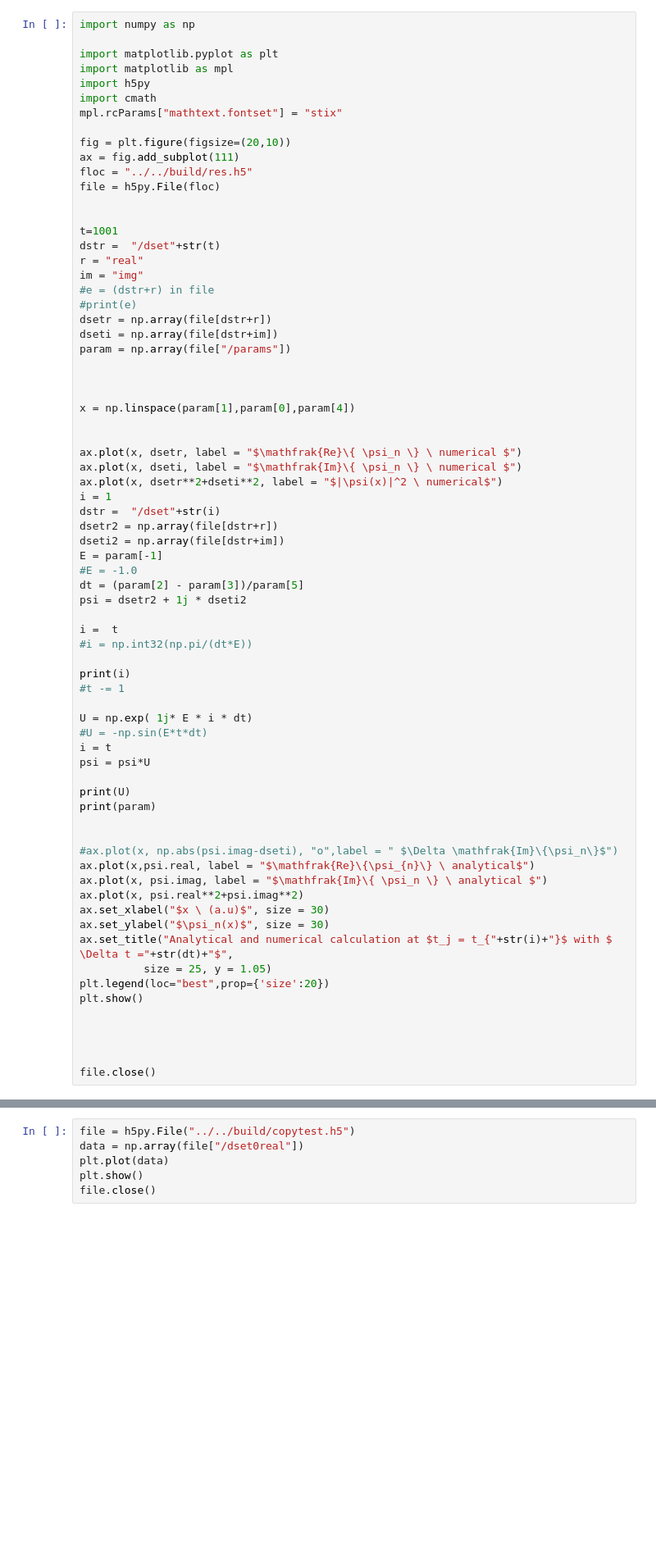
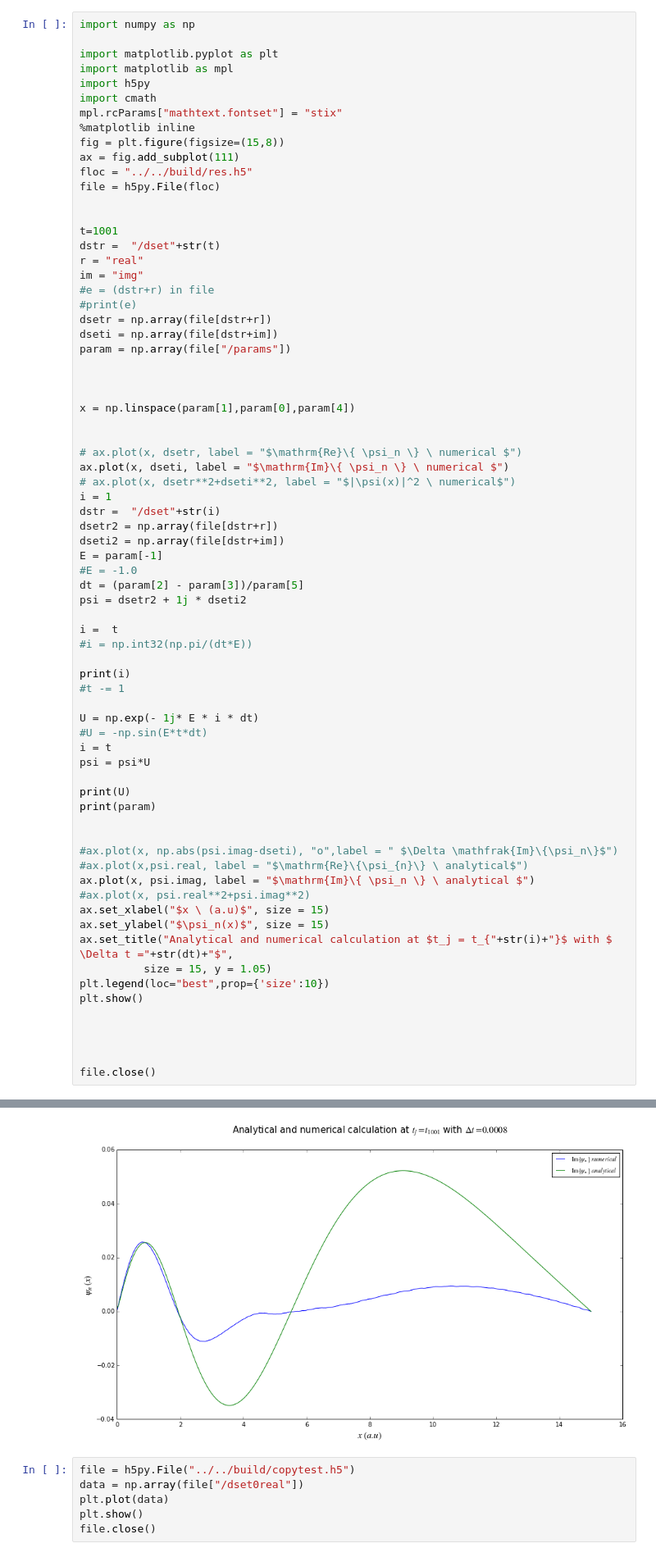
Before and after one commit to ComputationalRadiationPhysics/QonGPU, a Jupyter notebook: src/pyscripts/tscr.ipynb, the cells around one changed output, grey strips where cells are left out. Shown at 82% size. Drawn from its saved outputs; the diff is of its cells as text; blank space fills up the shorter version.

```diff
--- a/src/pyscripts/tscr.ipynb
+++ b/src/pyscripts/tscr.ipynb
@@ -6,8 +6,8 @@ import matplotlib as mpl
 import h5py
 import cmath
 mpl.rcParams["mathtext.fontset"] = "stix"
-
-fig = plt.figure(figsize=(20,10))
+%matplotlib inline
+fig = plt.figure(figsize=(15,8))
 ax = fig.add_subplot(111)
 floc = "../../build/res.h5"
 file = h5py.File(floc)
@@ -28,9 +28,9 @@ param = np.array(file["/params"])
 x = np.linspace(param[1],param[0],param[4])
 
 
-ax.plot(x, dsetr, label = "$\mathfrak{Re}\{ \psi_n \} \ numerical $")
-ax.plot(x, dseti, label = "$\mathfrak{Im}\{ \psi_n \} \ numerical $")
-ax.plot(x, dsetr**2+dseti**2, label = "$|\psi(x)|^2 \ numerical$")
+# ax.plot(x, dsetr, label = "$\mathrm{Re}\{ \psi_n \} \ numerical $")
+ax.plot(x, dseti, label = "$\mathrm{Im}\{ \psi_n \} \ numerical $")
+# ax.plot(x, dsetr**2+dseti**2, label = "$|\psi(x)|^2 \ numerical$")
 i = 1
 dstr =  "/dset"+str(i)
 dsetr2 = np.array(file[dstr+r])
@@ -46,7 +46,7 @@ i =  t
 print(i)
 #t -= 1
 
-U = np.exp( 1j* E * i * dt)
+U = np.exp(- 1j* E * i * dt)
 #U = -np.sin(E*t*dt)
 i = t
 psi = psi*U
@@ -56,14 +56,14 @@ print(param)
 
 
 #ax.plot(x, np.abs(psi.imag-dseti), "o",label = " $\Delta \mathfrak{Im}\{\psi_n\}$")
-ax.plot(x,psi.real, label = "$\mathfrak{Re}\{\psi_{n}\} \ analytical$")
-ax.plot(x, psi.imag, label = "$\mathfrak{Im}\{ \psi_n \} \ analytical $")
-ax.plot(x, psi.real**2+psi.imag**2)
-ax.set_xlabel("$x \ (a.u)$", size = 30)
-ax.set_ylabel("$\psi_n(x)$", size = 30)
+#ax.plot(x,psi.real, label = "$\mathrm{Re}\{\psi_{n}\} \ analytical$")
+ax.plot(x, psi.imag, label = "$\mathrm{Im}\{ \psi_n \} \ analytical $")
+#ax.plot(x, psi.real**2+psi.imag**2)
+ax.set_xlabel("$x \ (a.u)$", size = 15)
+ax.set_ylabel("$\psi_n(x)$", size = 15)
 ax.set_title("Analytical and numerical calculation at $t_j = t_{"+str(i)+"}$ with $ \Delta t ="+str(dt)+"$",
-          size = 25, y = 1.05)
-plt.legend(loc="best",prop={'size':20})
+          size = 15, y = 1.05)
+plt.legend(loc="best",prop={'size':10})
 plt.show()
 
 
@@ -78,3 +78,4 @@ file.close()
+[figure, added]
 # %%
 file = h5py.File("../../build/copytest.h5")
 data = np.array(file["/dset0real"])
```
Also changed, not shown: parts of 1 cell of this notebook, 4 other files.
